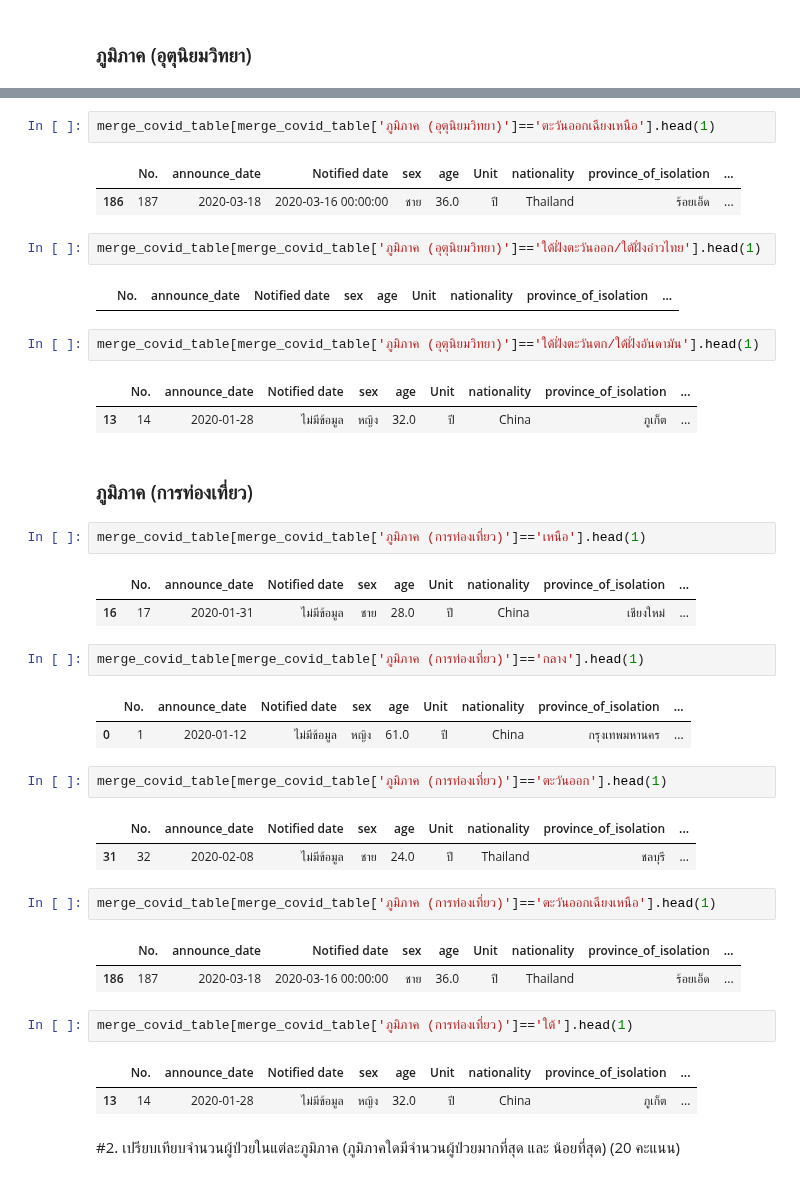
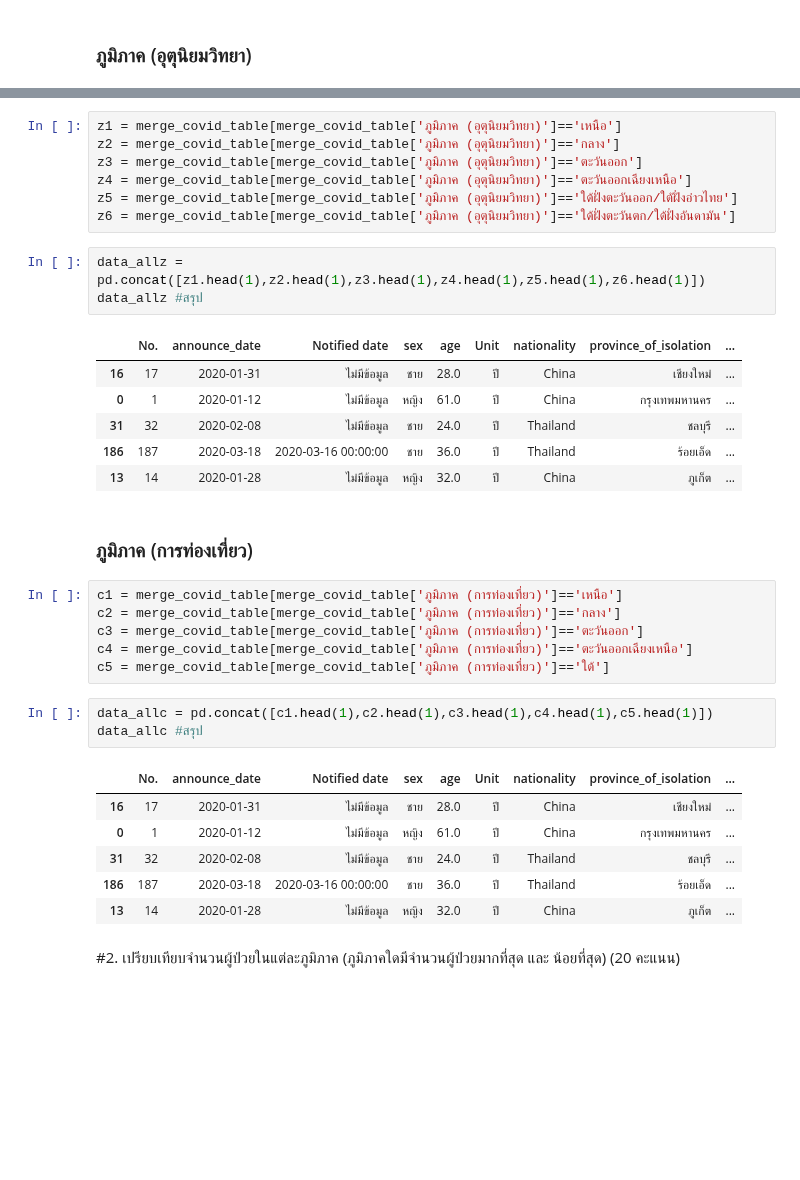
Before and after one commit to kittikhun62/data_viz_2022, a Jupyter notebook: BasicPython&DataViz_midterm2022.ipynb, the cells around one changed output, grey strips where cells are left out. Saved outputs shown, nothing was run; the diff lists cells and outputs as text; blank space fills up the shorter version.

```diff
--- a/BasicPython&DataViz_midterm2022.ipynb
+++ b/BasicPython&DataViz_midterm2022.ipynb
@@ -486,44 +455,38 @@ merge_covid_table[merge_covid_table['ภูมิภาค (อุตุนิ
-# %%
-merge_covid_table[merge_covid_table['ภูมิภาค (อุตุนิยมวิทยา)']=='ตะวันออกเฉียงเหนือ'].head(1)
-# %% [output]
-|  | No. | announce_date | Notified date | sex | age | Unit | nationality | province_of_isolation | ... |
-| 186 | 187 | 2020-03-18 | 2020-03-16 00:00:00 | ชาย | 36.0 | ปี | Thailand | ร้อยเอ็ด | ... |
-# %%
-merge_covid_table[merge_covid_table['ภูมิภาค (อุตุนิยมวิทยา)']=='ใต้ฝั่งตะวันออก/ใตัฝั่งอ่าวไทย'].head(1)
-# %% [output]
-|  | No. | announce_date | Notified date | sex | age | Unit | nationality | province_of_isolation | ... |
-# %%
-merge_covid_table[merge_covid_table['ภูมิภาค (อุตุนิยมวิทยา)']=='ใต้ฝั่งตะวันตก/ใต้ฝั่งอันดามัน'].head(1)
-# %% [output]
-|  | No. | announce_date | Notified date | sex | age | Unit | nationality | province_of_isolation | ... |
-| 13 | 14 | 2020-01-28 | ไม่มีข้อมูล | หญิง | 32.0 | ปี | China | ภูเก็ต | ... |
+# %%
+z1 = merge_covid_table[merge_covid_table['ภูมิภาค (อุตุนิยมวิทยา)']=='เหนือ']
+z2 = merge_covid_table[merge_covid_table['ภูมิภาค (อุตุนิยมวิทยา)']=='กลาง']
+z3 = merge_covid_table[merge_covid_table['ภูมิภาค (อุตุนิยมวิทยา)']=='ตะวันออก']
+z4 = merge_covid_table[merge_covid_table['ภูมิภาค (อุตุนิยมวิทยา)']=='ตะวันออกเฉียงเหนือ']
+z5 = merge_covid_table[merge_covid_table['ภูมิภาค (อุตุนิยมวิทยา)']=='ใต้ฝั่งตะวันออก/ใตัฝั่งอ่าวไทย']
+z6 = merge_covid_table[merge_covid_table['ภูมิภาค (อุตุนิยมวิทยา)']=='ใต้ฝั่งตะวันตก/ใต้ฝั่งอันดามัน']
+# %%
+data_allz = pd.concat([z1.head(1),z2.head(1),z3.head(1),z4.head(1),z5.head(1),z6.head(1)])
+data_allz #สรุป
+# %% [output]
+|  | No. | announce_date | Notified date | sex | age | Unit | nationality | province_of_isolation | ... |
+| 16 | 17 | 2020-01-31 | ไม่มีข้อมูล | ชาย | 28.0 | ปี | China | เชียงใหม่ | ... |
+| 0 | 1 | 2020-01-12 | ไม่มีข้อมูล | หญิง | 61.0 | ปี | China | กรุงเทพมหานคร | ... |
+| 31 | 32 | 2020-02-08 | ไม่มีข้อมูล | ชาย | 24.0 | ปี | Thailand | ชลบุรี | ... |
+| 186 | 187 | 2020-03-18 | 2020-03-16 00:00:00 | ชาย | 36.0 | ปี | Thailand | ร้อยเอ็ด | ... |
+| 13 | 14 | 2020-01-28 | ไม่มีข้อมูล | หญิง | 32.0 | ปี | China | ภูเก็ต | ... |
 # %% [markdown]
 ### ภูมิภาค (การท่องเที่ยว)
-# %%
-merge_covid_table[merge_covid_table['ภูมิภาค (การท่องเที่ยว)']=='เหนือ'].head(1)
-# %% [output]
-|  | No. | announce_date | Notified date | sex | age | Unit | nationality | province_of_isolation | ... |
-| 16 | 17 | 2020-01-31 | ไม่มีข้อมูล | ชาย | 28.0 | ปี | China | เชียงใหม่ | ... |
-# %%
-merge_covid_table[merge_covid_table['ภูมิภาค (การท่องเที่ยว)']=='กลาง'].head(1)
-# %% [output]
-|  | No. | announce_date | Notified date | sex | age | Unit | nationality | province_of_isolation | ... |
-| 0 | 1 | 2020-01-12 | ไม่มีข้อมูล | หญิง | 61.0 | ปี | China | กรุงเทพมหานคร | ... |
-# %%
-merge_covid_table[merge_covid_table['ภูมิภาค (การท่องเที่ยว)']=='ตะวันออก'].head(1)
-# %% [output]
-|  | No. | announce_date | Notified date | sex | age | Unit | nationality | province_of_isolation | ... |
-| 31 | 32 | 2020-02-08 | ไม่มีข้อมูล | ชาย | 24.0 | ปี | Thailand | ชลบุรี | ... |
-# %%
-merge_covid_table[merge_covid_table['ภูมิภาค (การท่องเที่ยว)']=='ตะวันออกเฉียงเหนือ'].head(1)
-# %% [output]
-|  | No. | announce_date | Notified date | sex | age | Unit | nationality | province_of_isolation | ... |
-| 186 | 187 | 2020-03-18 | 2020-03-16 00:00:00 | ชาย | 36.0 | ปี | Thailand | ร้อยเอ็ด | ... |
-# %%
-merge_covid_table[merge_covid_table['ภูมิภาค (การท่องเที่ยว)']=='ใต้'].head(1)
-# %% [output]
-|  | No. | announce_date | Notified date | sex | age | Unit | nationality | province_of_isolation | ... |
-| 13 | 14 | 2020-01-28 | ไม่มีข้อมูล | หญิง | 32.0 | ปี | China | ภูเก็ต | ... |
+# %%
+c1 = merge_covid_table[merge_covid_table['ภูมิภาค (การท่องเที่ยว)']=='เหนือ']
+c2 = merge_covid_table[merge_covid_table['ภูมิภาค (การท่องเที่ยว)']=='กลาง']
+c3 = merge_covid_table[merge_covid_table['ภูมิภาค (การท่องเที่ยว)']=='ตะวันออก']
+c4 = merge_covid_table[merge_covid_table['ภูมิภาค (การท่องเที่ยว)']=='ตะวันออกเฉียงเหนือ']
+c5 = merge_covid_table[merge_covid_table['ภูมิภาค (การท่องเที่ยว)']=='ใต้']
+# %%
+data_allc = pd.concat([c1.head(1),c2.head(1),c3.head(1),c4.head(1),c5.head(1)])
+data_allc #สรุป
+# %% [output]
+|  | No. | announce_date | Notified date | sex | age | Unit | nationality | province_of_isolation | ... |
+| 16 | 17 | 2020-01-31 | ไม่มีข้อมูล | ชาย | 28.0 | ปี | China | เชียงใหม่ | ... |
+| 0 | 1 | 2020-01-12 | ไม่มีข้อมูล | หญิง | 61.0 | ปี | China | กรุงเทพมหานคร | ... |
+| 31 | 32 | 2020-02-08 | ไม่มีข้อมูล | ชาย | 24.0 | ปี | Thailand | ชลบุรี | ... |
+| 186 | 187 | 2020-03-18 | 2020-03-16 00:00:00 | ชาย | 36.0 | ปี | Thailand | ร้อยเอ็ด | ... |
+| 13 | 14 | 2020-01-28 | ไม่มีข้อมูล | หญิง | 32.0 | ปี | China | ภูเก็ต | ... |
 # %% [markdown]
 #2. เปรียบเทียบจำนวนผู้ป่วยในแต่ละภูมิภาค (ภูมิภาคใดมีจำนวนผู้ป่วยมากที่สุด และ น้อยที่สุด) (20 คะแนน)
 # %%
```
Also changed, not shown: parts of 24 cells of this notebook.
